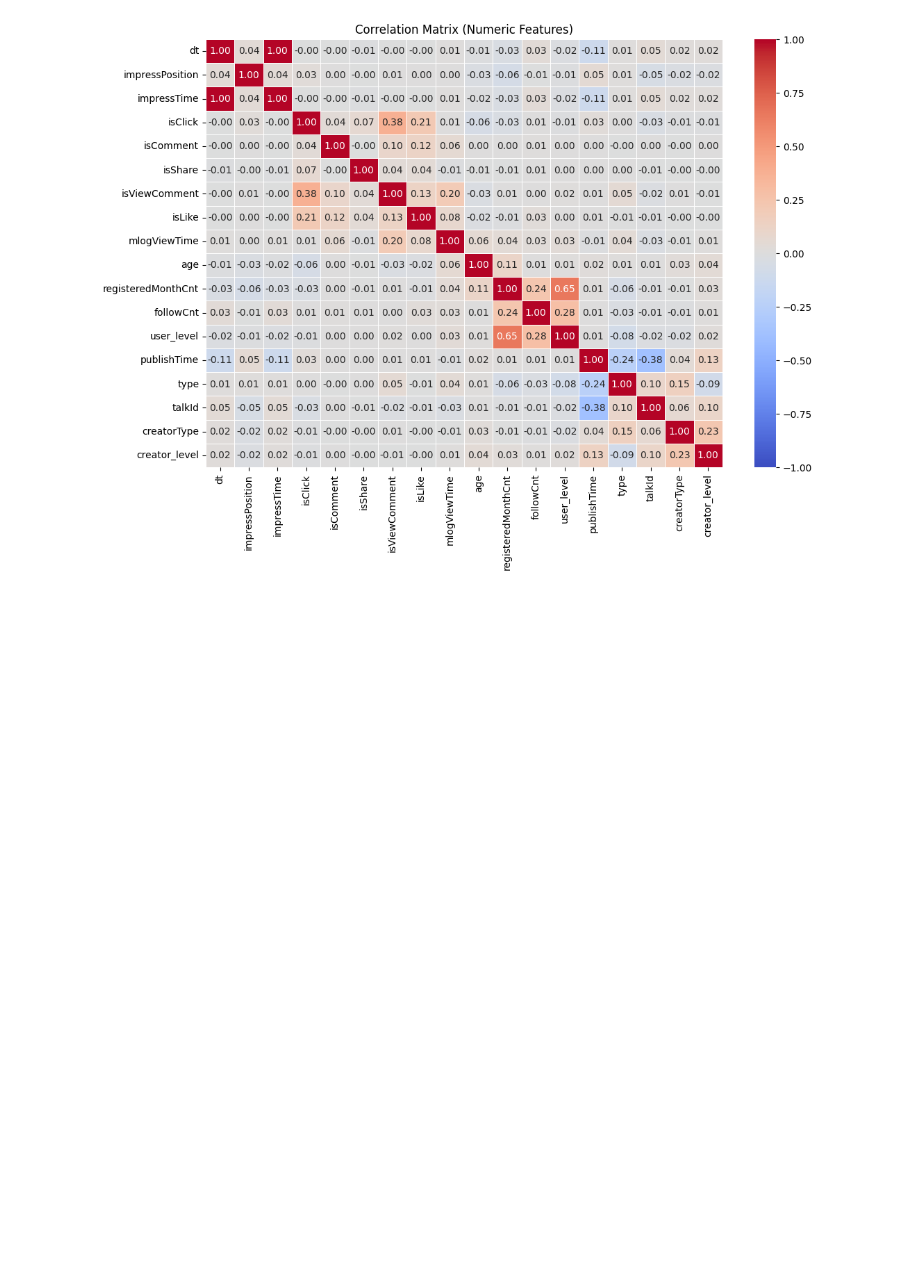
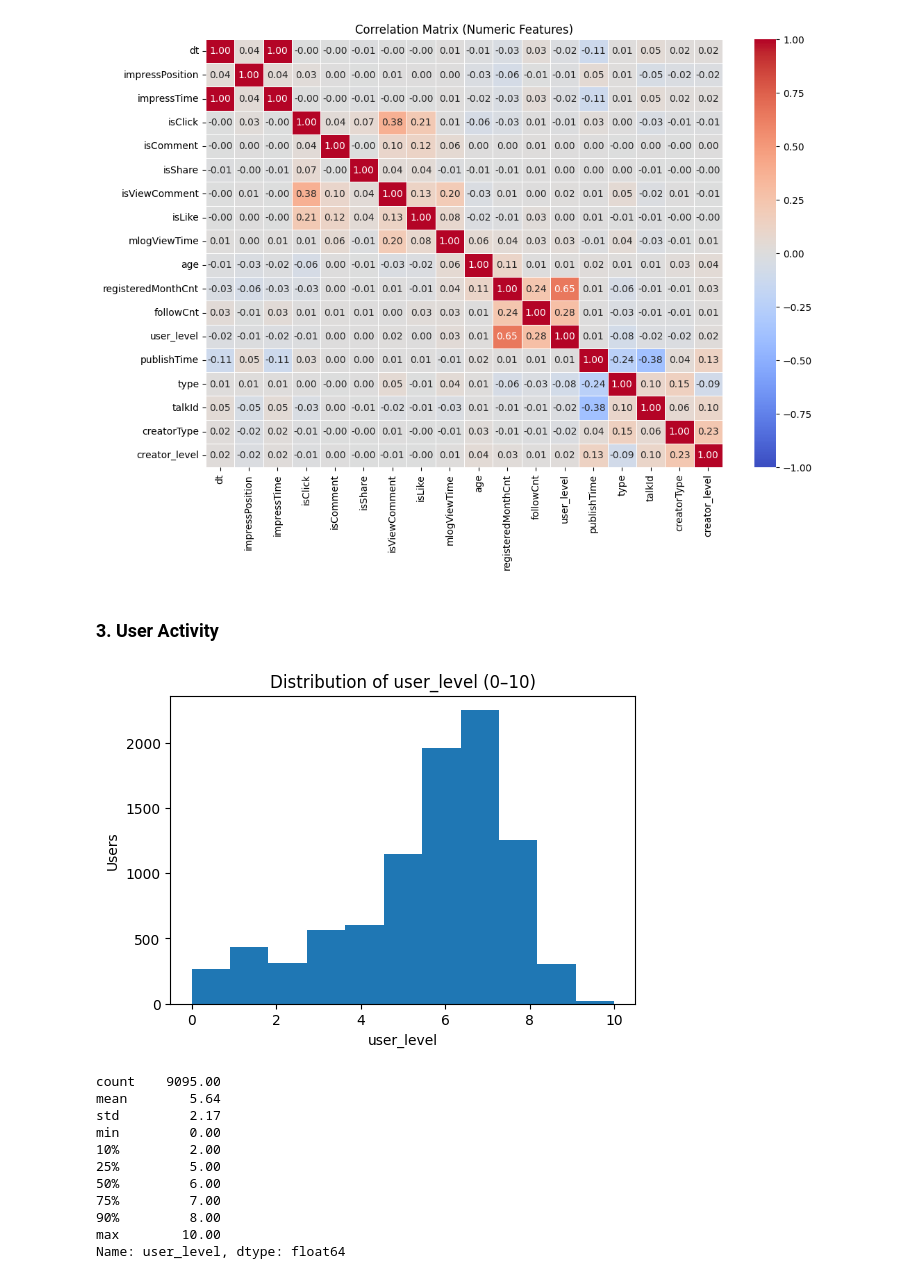
Before and after one commit to renaschaller/Master-Thesis-Music-Streaming, a Jupyter notebook: EDA/EDA.ipynb, the cells around one changed output. Cells and saved outputs as stored; diff of their text form; code cells hidden in the pictures; blank space fills up the shorter version.

Commit message:
Added Activity EDA part

```diff
--- a/EDA/EDA.ipynb
+++ b/EDA/EDA.ipynb
@@ -224,3 +222,55 @@ plt.title("Correlation Matrix (Numeric Features)")
 plt.show()
 # %% [output]
 [figure]
+# %% [markdown]
+### 3. User Activity
+# %%
+df = merged.copy()
+
+# --- Identify/alias user_level column (handles 'user_level' OR 'level_x') ---
+UL_CANDIDATES = [c for c in ['user_level','level_x'] if c in df.columns]
+if not UL_CANDIDATES:
+    raise ValueError("No user_level column found. Expected 'user_level' or 'level_x'.")
+UL_COL = UL_CANDIDATES[0]
+
+# --- Basic coercions for fields we’ll use ---
+to_num = lambda s: pd.to_numeric(s, errors='coerce')
+
+df[UL_COL] = to_num(df[UL_COL])
+if 'age' in df.columns: df['age'] = to_num(df['age'])
+for c in ['isClick','isLike','isShare','isComment']:
+    if c in df.columns: df[c] = to_num(df[c]).fillna(0).astype('int8')
+if 'mlogViewTime' in df.columns:
+    df['mlogViewTime'] = to_num(df['mlogViewTime'])
+
+# Impression timestamp to datetime (optional but useful)
+if 'impressTime' in df.columns:
+    df['impress_ts'] = pd.to_datetime(to_num(df['impressTime']), unit='ms', errors='coerce')
+
+# --- One row per user (stable attributes) ---
+user_cols = ['userId', UL_COL, 'age', 'gender', 'province', 'registeredMonthCnt']
+user_cols = [c for c in user_cols if c in df.columns]
+users = (df[user_cols].drop_duplicates('userId').set_index('userId').rename(columns={UL_COL:'user_level'}))
+# %%
+# Histogram
+fig = plt.figure(figsize=(6,4))
+users['user_level'].dropna().plot(kind='hist', bins=11)
+plt.title('Distribution of user_level (0–10)')
+plt.xlabel('user_level'); plt.ylabel('Users')
+plt.show()
+
+# Summary stats
+print(users['user_level'].describe(percentiles=[.1,.25,.5,.75,.9]).round(2))
+# %% [output]
+[figure, added]
+count    9095.00
+mean        5.64
+std         2.17
+min         0.00
+10%         2.00
+25%         5.00
+50%         6.00
+75%         7.00
+90%         8.00
+max        10.00
+Name: user_level, dtype: float64
```
Also changed, not shown: parts of 4 cells of this notebook.
